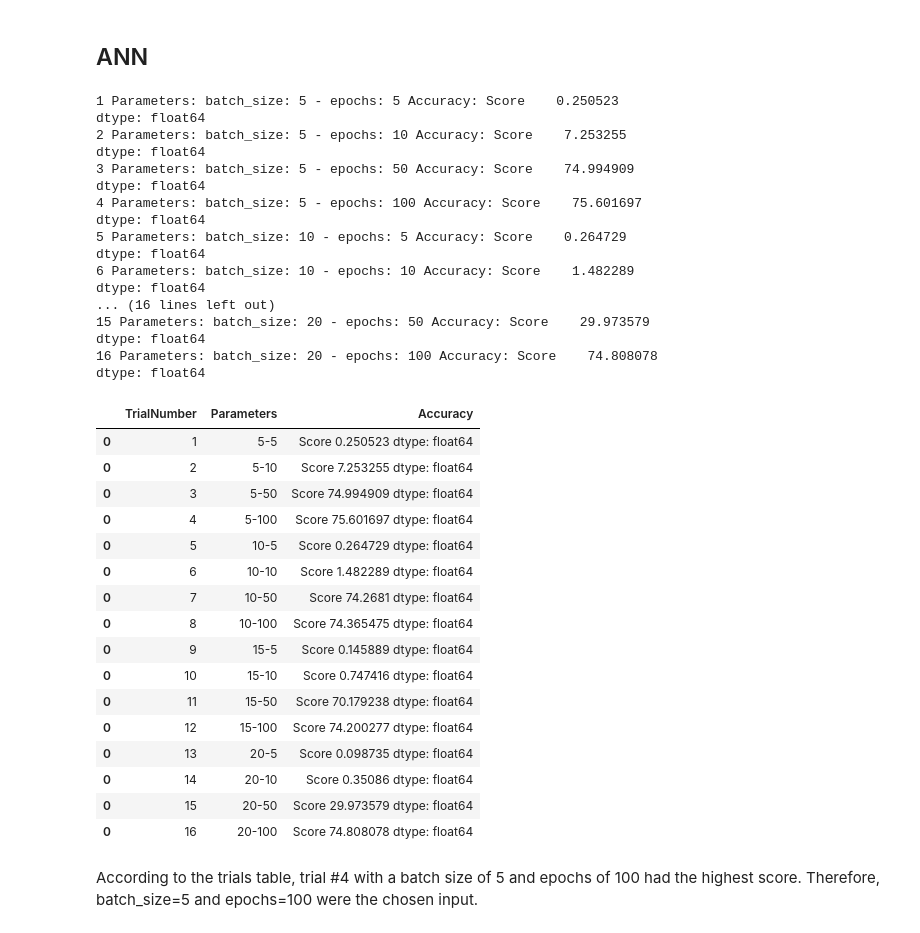
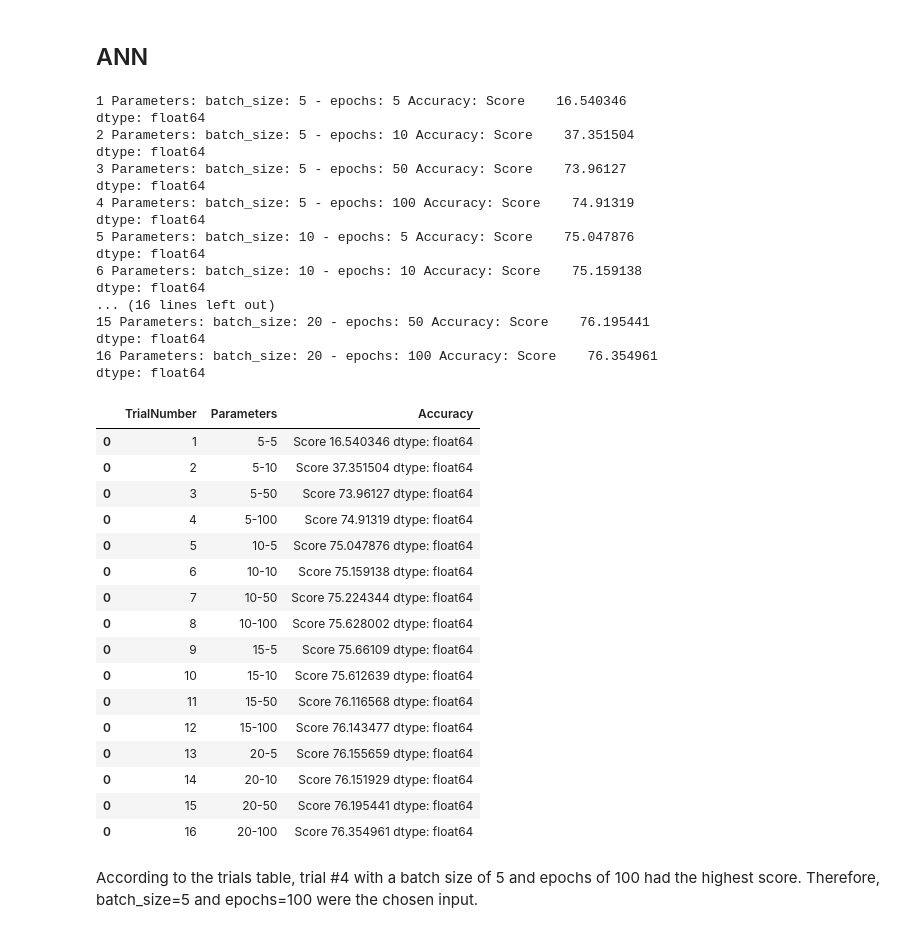
Before and after one commit to ChenMaster7/CEE697M-FINAL-PROJECT, a Jupyter notebook: Final Submission Files/Final-Project-Chen-Prasad.ipynb, the cells around one changed output. Cells and saved outputs as stored; diff of their text form; code cells hidden in the pictures.

```diff
--- a/Final Submission Files/Final-Project-Chen-Prasad.ipynb
+++ b/Final Submission Files/Final-Project-Chen-Prasad.ipynb
@@ -278,9 +280,6 @@ model = Sequential()
 
 # Now define the input layer and the hidden layer
 model.add(Dense(units=2, input_dim=4, kernel_initializer='normal', activation='relu'))
-
-# Now define the second layer also with a relu activation
-model.add(Dense(units=5, kernel_initializer='normal',activation='tanh'))
 
 # Finally connect the output layer
 model.add(Dense(1,kernel_initializer='normal'))
@@ -308,72 +307,57 @@ def FunctionFindBestParams(X_train, y_train, X_test, y_test):
     for batch_size_trial in batch_size_list:
         for epochs_trial in epoch_list:
             TrialNumber+=1
-            # create ANN model
-            model = Sequential()
-            # Defining the first layer of the model
-            model.add(Dense(units=5, input_dim=X_train.shape[1], kernel_initializer='normal', activation='relu'))
-
-            # Defining the Second layer of the model
-            model.add(Dense(units=5, kernel_initializer='normal', activation='relu'))
-
-            # The output neuron is a single fully connected node
-            # Since we will be predicting a single number
-            model.add(Dense(1, kernel_initializer='normal'))
-
-            # Compiling the model
-            model.compile(loss='mean_squared_error', optimizer='adam')
-
             # Fitting the ANN to the Training set
             model.fit(X_train, y_train ,batch_size = batch_size_trial, epochs = epochs_trial, verbose=0)
 
             MAPE = np.mean(100 * (np.abs(y_test-model.predict(X_test))/y_test))
 
             # printing the results of the current iteration
             print(TrialNumber, 'Parameters:','batch_size:', batch_size_trial,'-', 'epochs:',epochs_trial, 'Accuracy:', 100-MAPE)
 
             SearchResultsData=SearchResultsData.append(pd.DataFrame(data=[[TrialNumber, str(batch_size_trial)+'-'+str(epochs_trial), 100-MAPE]],
                                                                     columns=['TrialNumber', 'Parameters', 'Accuracy'] ))
     return(SearchResultsData)
 
 
 # Calling the function
 ResultsData=FunctionFindBestParams(X_train, y_train, X_test, y_test)
 ResultsData
 # %% [output]
-1 Parameters: batch_size: 5 - epochs: 5 Accuracy: Score    0.250523
+1 Parameters: batch_size: 5 - epochs: 5 Accuracy: Score    16.540346
 dtype: float64
-2 Parameters: batch_size: 5 - epochs: 10 Accuracy: Score    7.253255
+2 Parameters: batch_size: 5 - epochs: 10 Accuracy: Score    37.351504
 dtype: float64
-3 Parameters: batch_size: 5 - epochs: 50 Accuracy: Score    74.994909
+3 Parameters: batch_size: 5 - epochs: 50 Accuracy: Score    73.96127
 dtype: float64
-4 Parameters: batch_size: 5 - epochs: 100 Accuracy: Score    75.601697
+4 Parameters: batch_size: 5 - epochs: 100 Accuracy: Score    74.91319
 dtype: float64
-5 Parameters: batch_size: 10 - epochs: 5 Accuracy: Score    0.264729
+5 Parameters: batch_size: 10 - epochs: 5 Accuracy: Score    75.047876
 dtype: float64
-6 Parameters: batch_size: 10 - epochs: 10 Accuracy: Score    1.482289
+6 Parameters: batch_size: 10 - epochs: 10 Accuracy: Score    75.159138
 dtype: float64
 ... (16 lines left out)
-15 Parameters: batch_size: 20 - epochs: 50 Accuracy: Score    29.973579
+15 Parameters: batch_size: 20 - epochs: 50 Accuracy: Score    76.195441
 dtype: float64
-16 Parameters: batch_size: 20 - epochs: 100 Accuracy: Score    74.808078
+16 Parameters: batch_size: 20 - epochs: 100 Accuracy: Score    76.354961
 dtype: float64
 |  | TrialNumber | Parameters | Accuracy |
-| 0 | 1 | 5-5 | Score 0.250523 dtype: float64 |
-| 0 | 2 | 5-10 | Score 7.253255 dtype: float64 |
-| 0 | 3 | 5-50 | Score 74.994909 dtype: float64 |
-| 0 | 4 | 5-100 | Score 75.601697 dtype: float64 |
-| 0 | 5 | 10-5 | Score 0.264729 dtype: float64 |
-| 0 | 6 | 10-10 | Score 1.482289 dtype: float64 |
-| 0 | 7 | 10-50 | Score 74.2681 dtype: float64 |
-| 0 | 8 | 10-100 | Score 74.365475 dtype: float64 |
-| 0 | 9 | 15-5 | Score 0.145889 dtype: float64 |
-| 0 | 10 | 15-10 | Score 0.747416 dtype: float64 |
-| 0 | 11 | 15-50 | Score 70.179238 dtype: float64 |
-| 0 | 12 | 15-100 | Score 74.200277 dtype: float64 |
-| 0 | 13 | 20-5 | Score 0.098735 dtype: float64 |
-| 0 | 14 | 20-10 | Score 0.35086 dtype: float64 |
-| 0 | 15 | 20-50 | Score 29.973579 dtype: float64 |
-| 0 | 16 | 20-100 | Score 74.808078 dtype: float64 |
+| 0 | 1 | 5-5 | Score 16.540346 dtype: float64 |
+| 0 | 2 | 5-10 | Score 37.351504 dtype: float64 |
+| 0 | 3 | 5-50 | Score 73.96127 dtype: float64 |
+| 0 | 4 | 5-100 | Score 74.91319 dtype: float64 |
+| 0 | 5 | 10-5 | Score 75.047876 dtype: float64 |
+| 0 | 6 | 10-10 | Score 75.159138 dtype: float64 |
+| 0 | 7 | 10-50 | Score 75.224344 dtype: float64 |
+| 0 | 8 | 10-100 | Score 75.628002 dtype: float64 |
+| 0 | 9 | 15-5 | Score 75.66109 dtype: float64 |
+| 0 | 10 | 15-10 | Score 75.612639 dtype: float64 |
+| 0 | 11 | 15-50 | Score 76.116568 dtype: float64 |
+| 0 | 12 | 15-100 | Score 76.143477 dtype: float64 |
+| 0 | 13 | 20-5 | Score 76.155659 dtype: float64 |
+| 0 | 14 | 20-10 | Score 76.151929 dtype: float64 |
+| 0 | 15 | 20-50 | Score 76.195441 dtype: float64 |
+| 0 | 16 | 20-100 | Score 76.354961 dtype: float64 |
 # %% [markdown]
 According to the trials table, trial #4 with a batch size of 5 and epochs of 100 had the highest score. Therefore, batch_size=5 and epochs=100 were the chosen input.
 # %%
```
Also changed, not shown: parts of 4 cells of this notebook.
